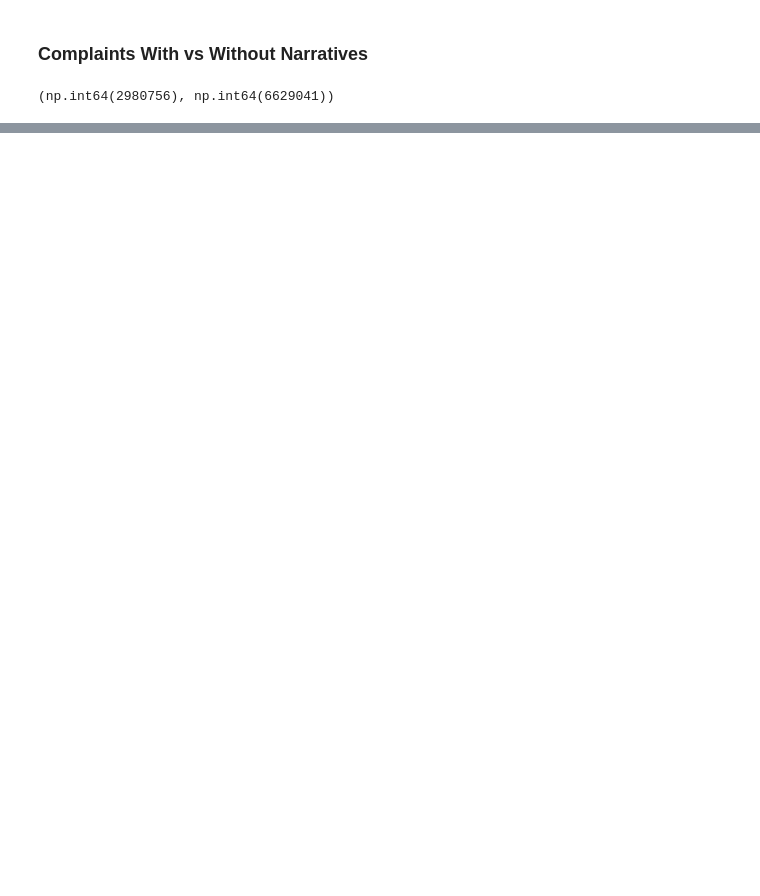
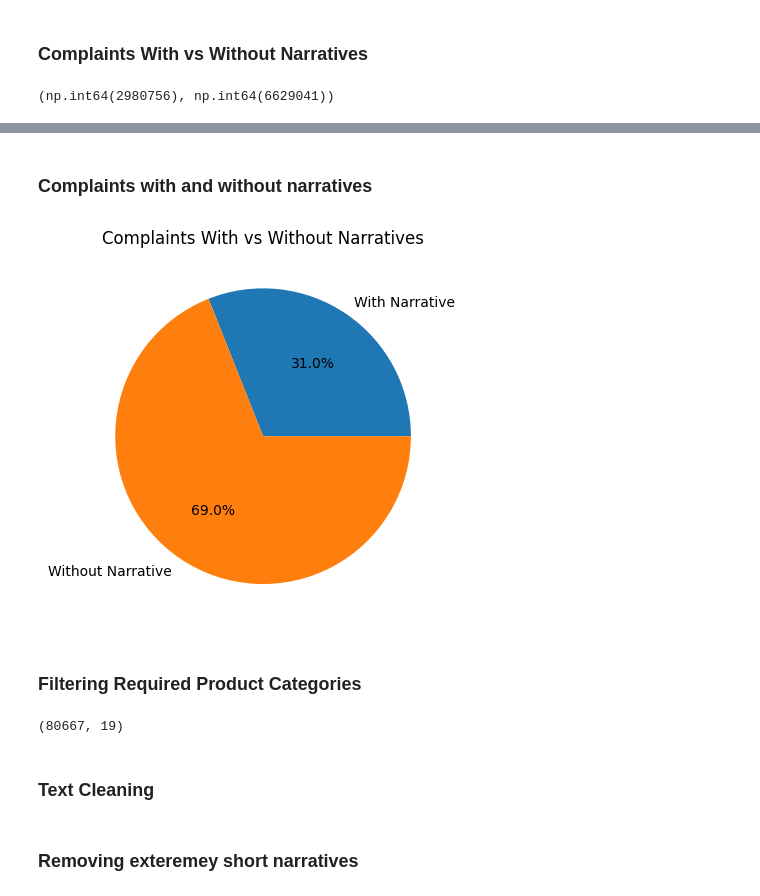
Before and after one commit to Abrhammmo/Complaint-Analysis-for-Financial-Services, a Jupyter notebook: notebooks/compliant-EDA.ipynb, the cells around one changed output, grey strips where cells are left out. Saved outputs shown, nothing was run; the diff lists cells and outputs as text; code cells hidden in the pictures; blank space fills up the shorter version.

```diff
--- a/notebooks/compliant-EDA.ipynb
+++ b/notebooks/compliant-EDA.ipynb
@@ -82,0 +130,38 @@ with_narrative, without_narrative
+# %% [markdown]
+### Complaints with and without narratives
+# %%
+with_narrative = df["Consumer complaint narrative"].notna().sum()
+without_narrative = df.shape[0] - with_narrative
+
+with_narrative, without_narrative
+
+# Visualize the distribution of complaint narrative lengths
+plt.pie(
+    [with_narrative, without_narrative],
+    labels=["With Narrative", "Without Narrative"],
+    autopct="%1.1f%%"
+)
+plt.title("Complaints With vs Without Narratives")
+plt.show()
+# %% [output]
+[figure, added]
+# %% [markdown]
+### Filtering Required Product Categories
+# %%
+target_products = [
+    "Credit card",
+    "Personal loan",
+    "Savings account",
+    "Money transfer"
+]
+# Applying filter to the dataframe
+filtered_df = df[
+    df["Product"].isin(target_products) &
+    df["Consumer complaint narrative"].notna()
+].copy()
+
+filtered_df.shape
+# %% [output]
+(80667, 19)
+# %% [markdown]
+### Text Cleaning
@@ -82,0 +195,2 @@ with_narrative, without_narrative
+# %% [markdown]
+### Removing exteremey short narratives
```
Also changed, not shown: parts of 21 cells of this notebook.
